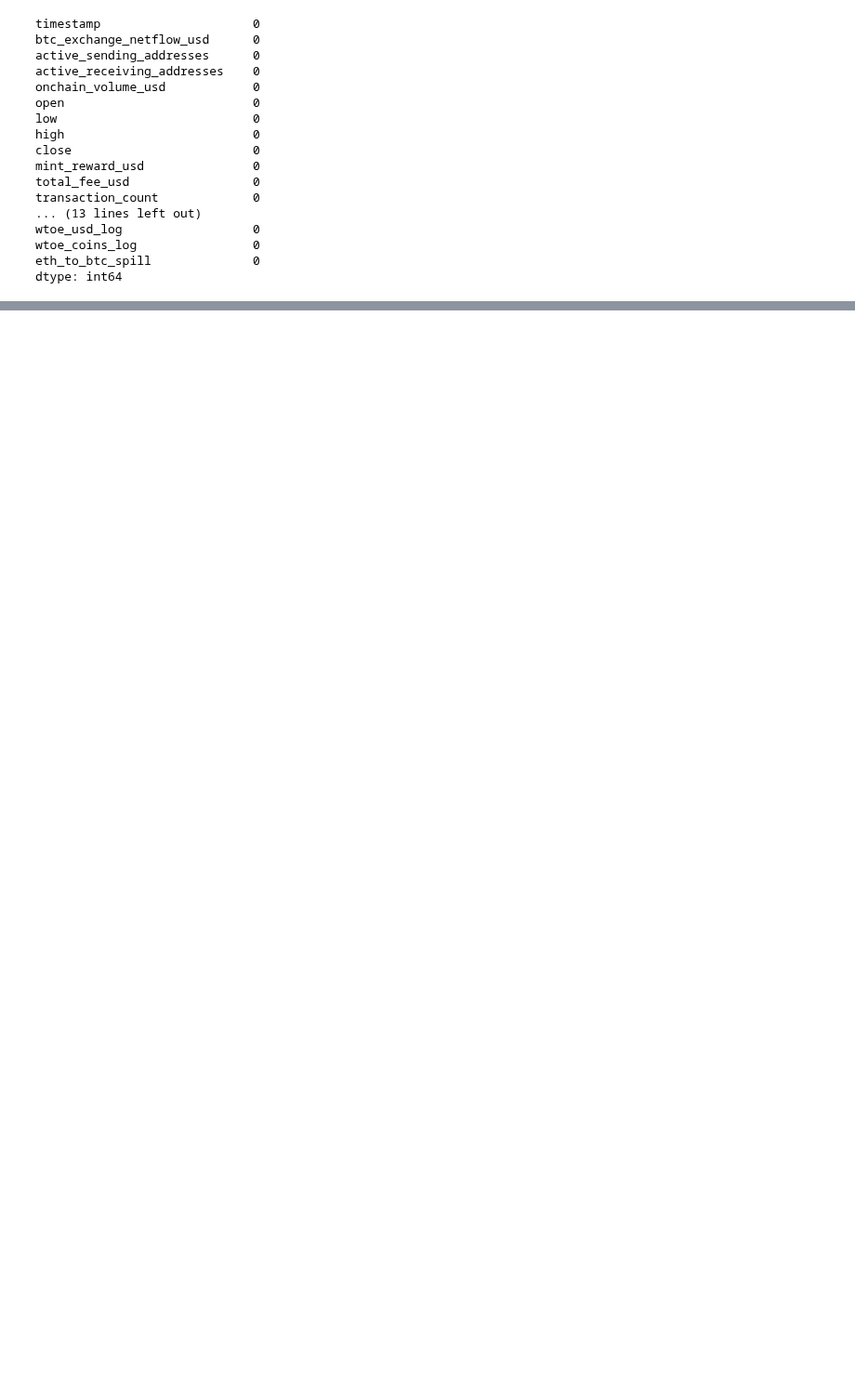
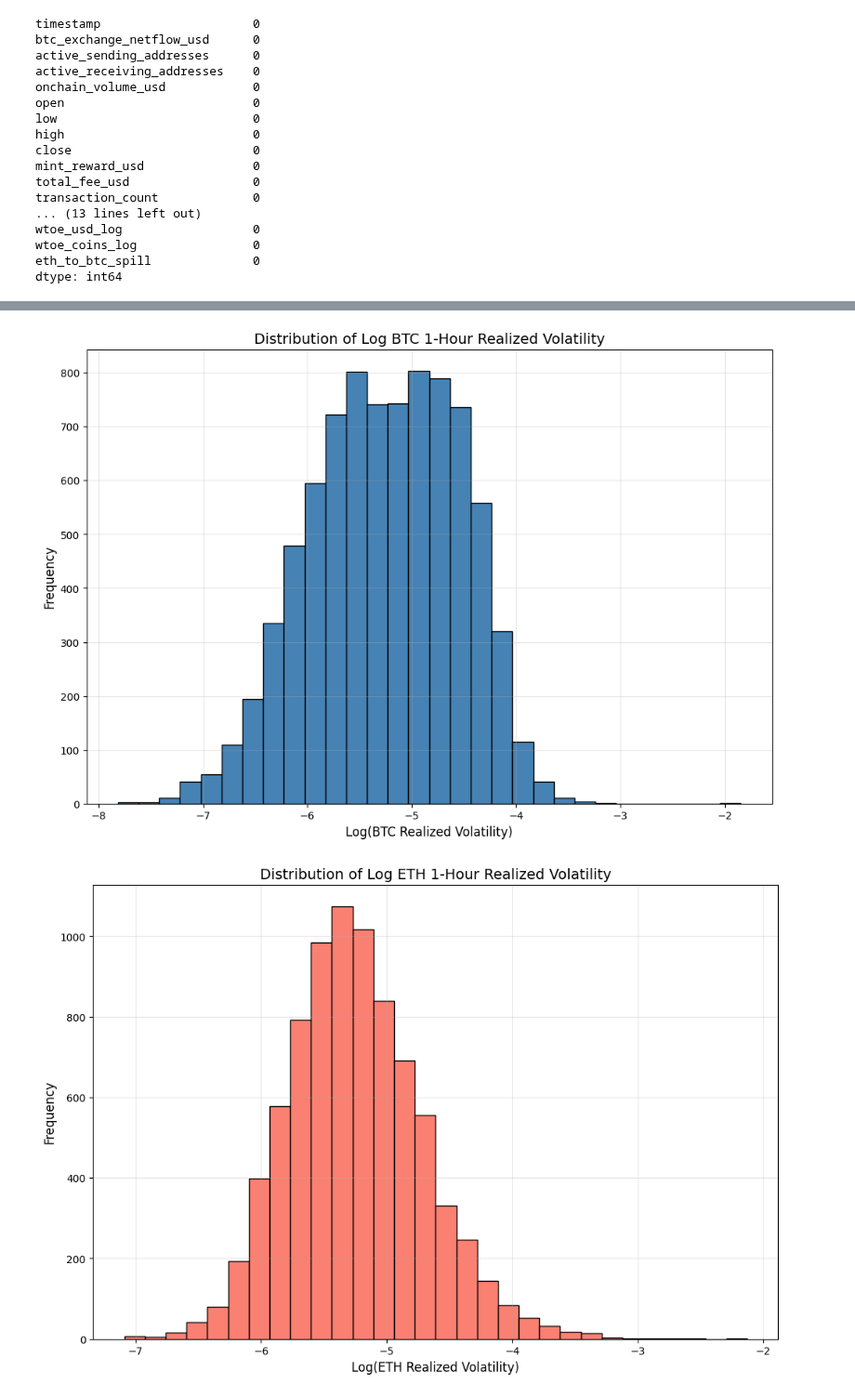
Before and after one commit to C3lineTan/DSE4101-CryptoWhale-2, a Jupyter notebook: Data Preprocessing/final_df_var_fevd.ipynb, the cells around one changed output, grey strips where cells are left out. Shown at 93% size. Saved outputs shown, nothing was run; the diff lists cells and outputs as text; code cells hidden in the pictures; blank space fills up the shorter version.

```diff
--- a/Data Preprocessing/final_df_var_fevd.ipynb
+++ b/Data Preprocessing/final_df_var_fevd.ipynb
@@ -266,0 +289,20 @@ eth_final.to_csv('../Data/eth_final_df.csv', index=False)
+# %%
+eth_final['log_vol_future'] = np.log(eth_final['vol_future'])
+btc_final['log_vol_future'] = np.log(btc_final['vol_future'])
+# %%
+btc_final['log_vol_future'].hist(bins=30, figsize=(12, 8), color='steelblue', edgecolor='black')
+plt.title("Distribution of Log BTC 1-Hour Realized Volatility", fontsize=14)
+plt.xlabel("Log(BTC Realized Volatility)", fontsize=12)
+plt.ylabel("Frequency", fontsize=12)
+plt.grid(alpha=0.3)
+plt.show()
+
+eth_final['log_vol_future'].hist(bins=30, figsize=(12, 8), color='salmon', edgecolor='black')
+plt.title("Distribution of Log ETH 1-Hour Realized Volatility", fontsize=14)
+plt.xlabel("Log(ETH Realized Volatility)", fontsize=12)
+plt.ylabel("Frequency", fontsize=12)
+plt.grid(alpha=0.3)
+plt.show()
+# %% [output]
+[figure, added]
+[figure, added]
```
Also changed, not shown: parts of 11 cells of this notebook, 1 other file.
